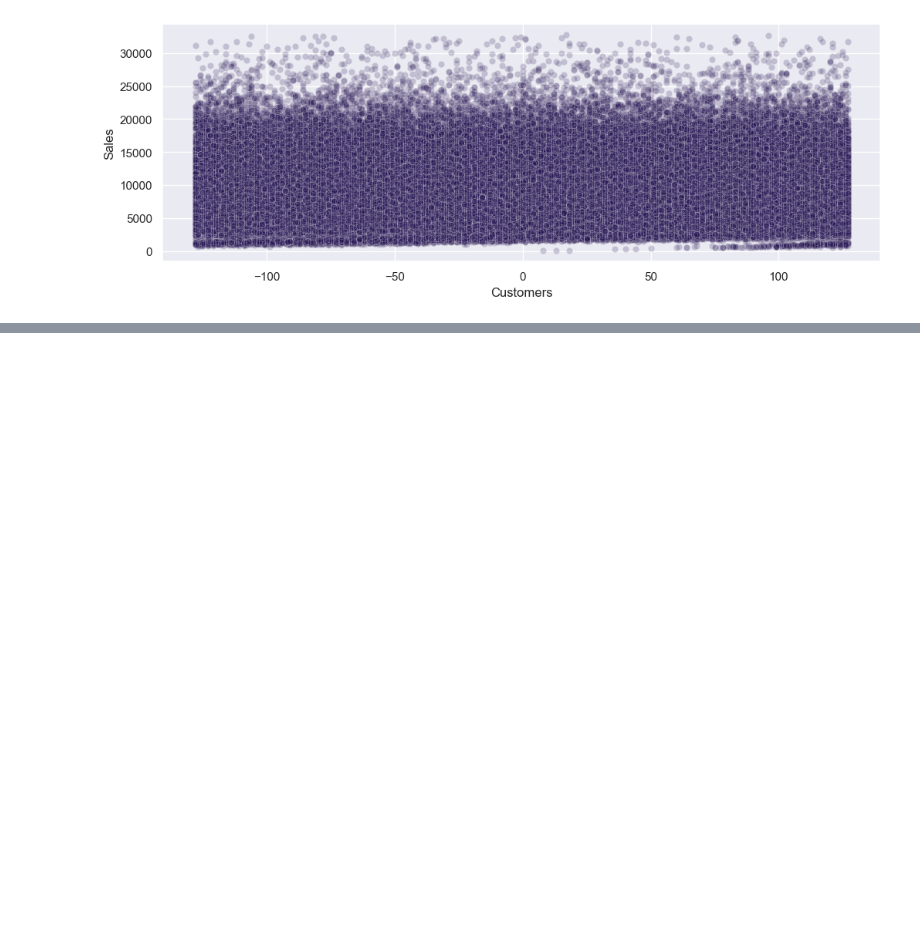
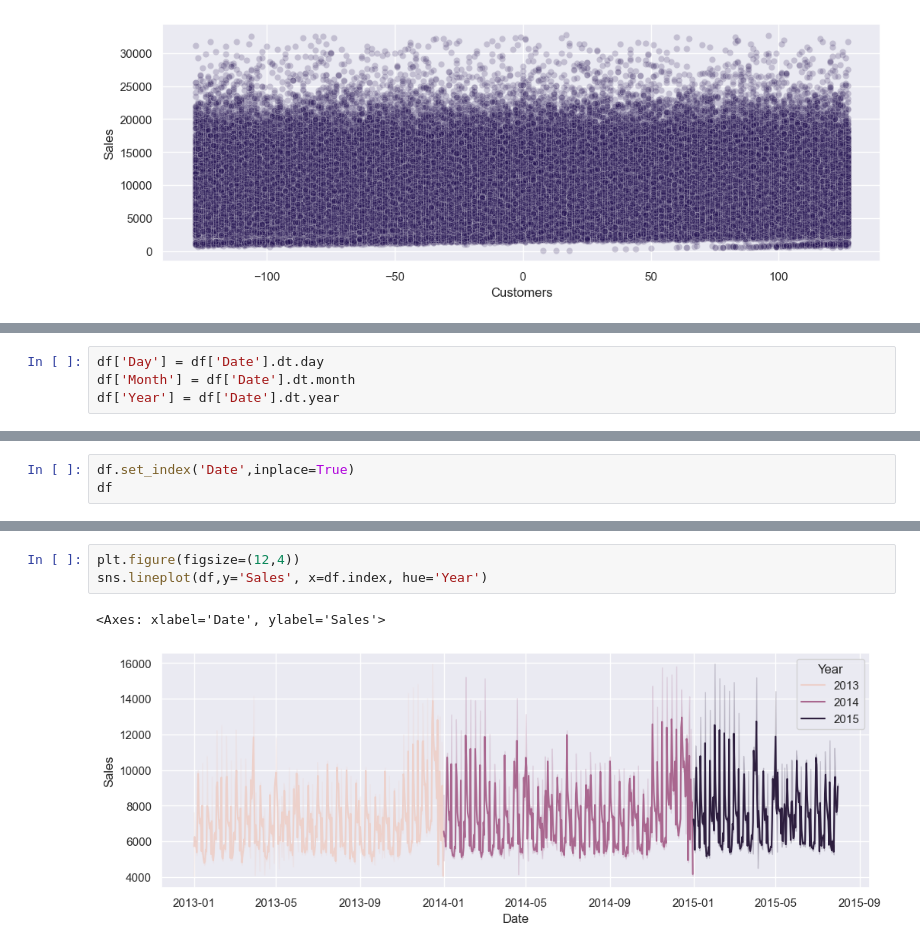
Before and after one commit to Anshu-parmar015/Rossmann-Store-Sales-Data-Analysis, a Jupyter notebook: sales_data.ipynb, the cells around one changed output, grey strips where cells are left out. Cells and saved outputs as stored; diff of their text form; blank space fills up the shorter version.

Commit message:
Add date-based analysis and visualizations

```diff
--- a/sales_data.ipynb
+++ b/sales_data.ipynb
@@ -433,0 +453,4 @@ plt.show()
+# %%
+df['Day'] = df['Date'].dt.day
+df['Month'] = df['Date'].dt.month
+df['Year'] = df['Date'].dt.year
@@ -433,0 +473,3 @@ plt.show()
+# %%
+df.set_index('Date',inplace=True)
+df
@@ -433,0 +491,6 @@ plt.show()
+# %%
+plt.figure(figsize=(12,4))
+sns.lineplot(df,y='Sales', x=df.index, hue='Year')
+# %% [output]
+<Axes: xlabel='Date', ylabel='Sales'>
+[figure, added]
```
Also changed, not shown: parts of 8 cells of this notebook.
